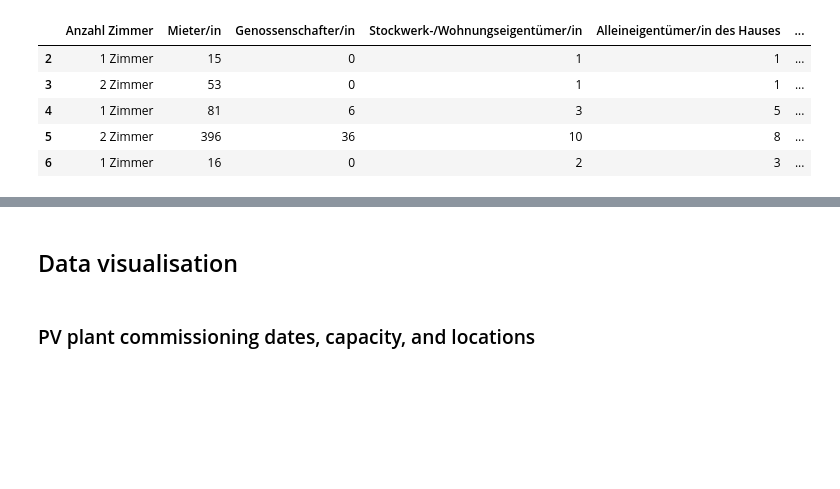
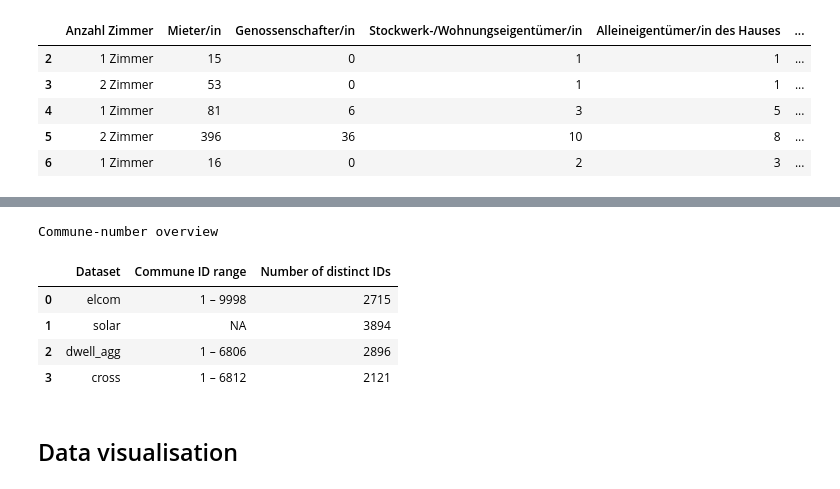
Before and after one commit to marierobillon/DS_causal_inf_for_sustainability_teamwork, a Jupyter notebook: main.ipynb, the cells around one changed output, grey strips where cells are left out. Cells and saved outputs as stored; diff of their text form; code cells hidden in the pictures; blank space fills up the shorter version.

```diff
--- a/main.ipynb
+++ b/main.ipynb
@@ -240,0 +259,33 @@ X = x_pivot["X"].rename("X")          # Series indexed by commune_id
+# %%
+
+elcom_min, elcom_max = elcom["commune_number"].min(), elcom["commune_number"].max()
+dwell_min, dwell_max = dwell_agg["commune_number"].min(), dwell_agg["commune_number"].max()
+cross_min, cross_max = cross["bfscode"].min(), cross["bfscode"].max()
+
+# Build a one‑row‑per‑dataset pandas DataFrame
+summary = pd.DataFrame({
+    "Dataset": ["elcom", "solar", "dwell_agg","cross"],
+    "Commune ID range": [
+        f"{elcom_min} – {elcom_max}",
+        "NA",
+        f"{dwell_min} – {dwell_max}",
+        f"{cross_min} – {cross_max}"
+    ],
+    "Number of distinct IDs": [
+        elcom["commune_number"].nunique(),
+        solar["commune_number"].nunique(),
+        dwell_agg["commune_number"].nunique(),
+        cross["bfscode"].nunique()
+    ]
+})
+
+# Print (or display) the whole table in one output cell
+print("Commune‑number overview")
+display(summary)          # `display` shows a nice HTML table in Jupyter
+# %% [output]
+Commune‑number overview
+|  | Dataset | Commune ID range | Number of distinct IDs |
+| 0 | elcom | 1 – 9998 | 2715 |
+| 1 | solar | NA | 3894 |
+| 2 | dwell_agg | 1 – 6806 | 2896 |
+| 3 | cross | 1 – 6812 | 2121 |
@@ -271,5 +343,3 @@ print("✅ Finished loading X, Y, Z")
 display(final.head())
 # %% [markdown]
 ## Data visualisation
-# %% [markdown]
-### PV plant commissioning dates, capacity, and locations
```
Also changed, not shown: parts of 17 cells of this notebook.
